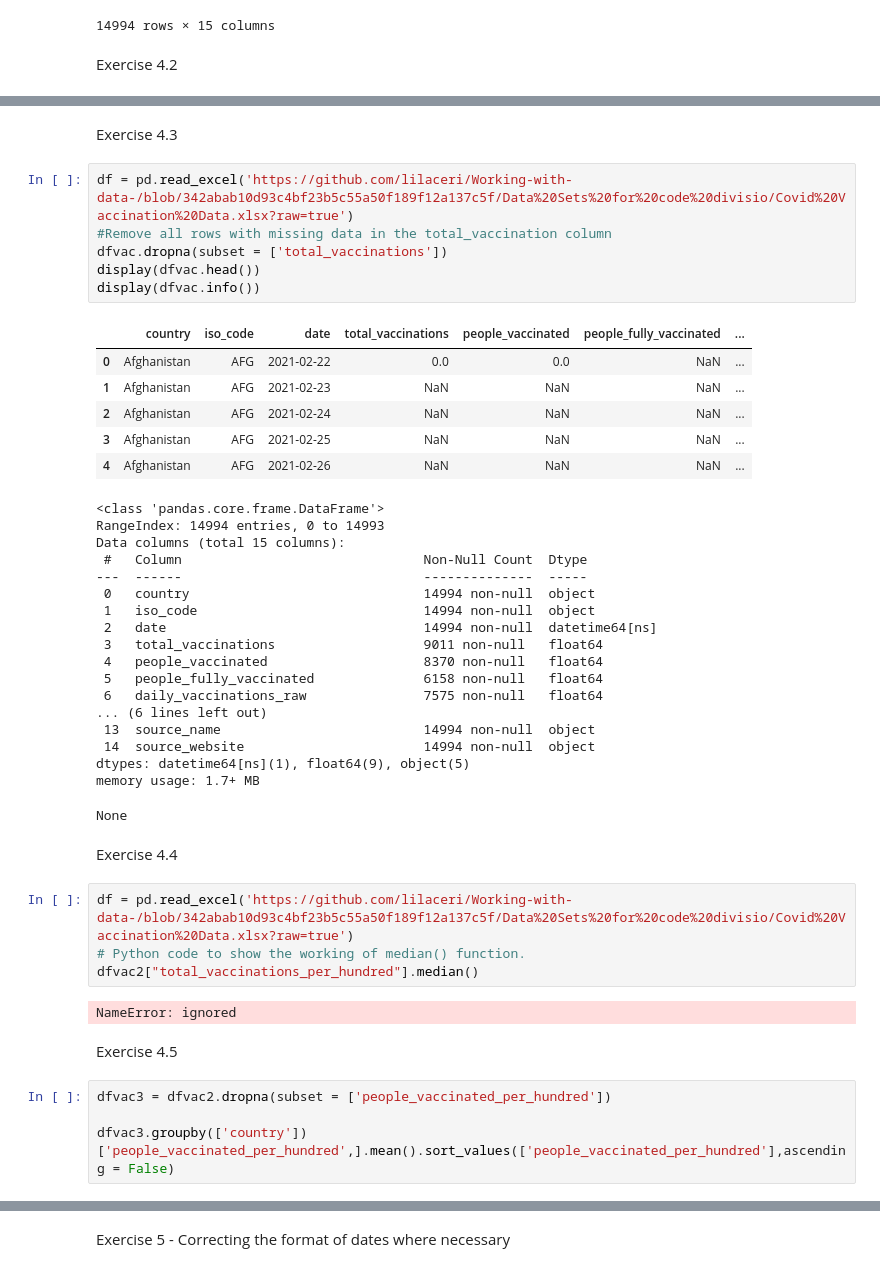
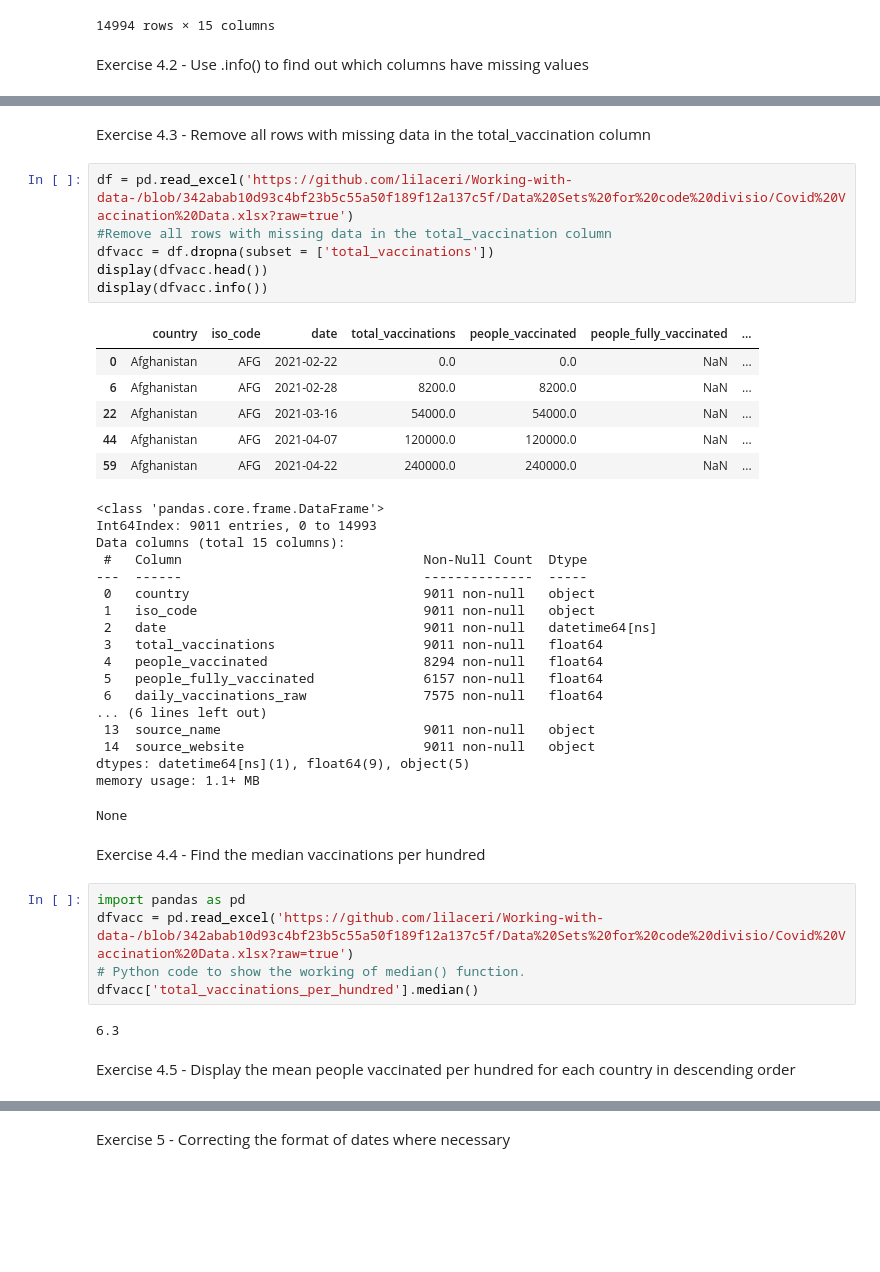
Before and after one commit to Jojomaque/Portfolio, a Jupyter notebook: Jojo_Preparing_data_for_analysis.ipynb, the cells around one changed output, grey strips where cells are left out. Cells and saved outputs as stored; diff of their text form; blank space fills up the shorter version.

```diff
--- a/Jojo_Preparing_data_for_analysis.ipynb
+++ b/Jojo_Preparing_data_for_analysis.ipynb
@@ -219,8 +221,8 @@ dfvac
 | 14992 | Zimbabwe | ZWE | 2021-05-01 | 520299.0 | 428135.0 | 92164.0 | ... |
 | 14993 | Zimbabwe | ZWE | 2021-05-02 | 524199.0 | 430068.0 | 94131.0 | ... |
 14994 rows × 15 columns
-# %% [markdown]
-Exercise 4.2
+# %% [markdown]
+Exercise 4.2 - Use .info() to find out which columns have missing values
 # %%
 #Use .info() to find out which columns have missing values
 dfvac.info()
@@ -242,50 +244,49 @@ Data columns (total 15 columns):
  14  source_website                       14994 non-null  object
 dtypes: datetime64[ns](1), float64(9), object(5)
 memory usage: 1.7+ MB
-# %% [markdown]
-Exercise 4.3
+# %% [markdown]
+Exercise 4.3 - Remove all rows with missing data in the total_vaccination column
 # %%
 df = pd.read_excel('https://github.com/lilaceri/Working-with-data-/blob/342abab10d93c4bf23b5c55a50f189f12a137c5f/Data%20Sets%20for%20code%20divisio/Covid%20Vaccination%20Data.xlsx?raw=true')
 #Remove all rows with missing data in the total_vaccination column
-dfvac.dropna(subset = ['total_vaccinations'])
-display(dfvac.head())
-display(dfvac.info())
+dfvacc = df.dropna(subset = ['total_vaccinations'])
+display(dfvacc.head())
+display(dfvacc.info())
 # %% [output]
 |  | country | iso_code | date | total_vaccinations | people_vaccinated | people_fully_vaccinated | ... |
 | 0 | Afghanistan | AFG | 2021-02-22 | 0.0 | 0.0 | NaN | ... |
-| 1 | Afghanistan | AFG | 2021-02-23 | NaN | NaN | NaN | ... |
-| 2 | Afghanistan | AFG | 2021-02-24 | NaN | NaN | NaN | ... |
-| 3 | Afghanistan | AFG | 2021-02-25 | NaN | NaN | NaN | ... |
-| 4 | Afghanistan | AFG | 2021-02-26 | NaN | NaN | NaN | ... |
+| 6 | Afghanistan | AFG | 2021-02-28 | 8200.0 | 8200.0 | NaN | ... |
+| 22 | Afghanistan | AFG | 2021-03-16 | 54000.0 | 54000.0 | NaN | ... |
+| 44 | Afghanistan | AFG | 2021-04-07 | 120000.0 | 120000.0 | NaN | ... |
+| 59 | Afghanistan | AFG | 2021-04-22 | 240000.0 | 240000.0 | NaN | ... |
 <class 'pandas.core.frame.DataFrame'>
-RangeIndex: 14994 entries, 0 to 14993
+Int64Index: 9011 entries, 0 to 14993
 Data columns (total 15 columns):
  #   Column                               Non-Null Count  Dtype
 ---  ------                               --------------  -----
- 0   country                              14994 non-null  object
- 1   iso_code                             14994 non-null  object
- 2   date                                 14994 non-null  datetime64[ns]
+ 0   country                              9011 non-null   object
+ 1   iso_code                             9011 non-null   object
+ 2   date                                 9011 non-null   datetime64[ns]
  3   total_vaccinations                   9011 non-null   float64
- 4   people_vaccinated                    8370 non-null   float64
- 5   people_fully_vaccinated              6158 non-null   float64
+ 4   people_vaccinated                    8294 non-null   float64
+ 5   people_fully_vaccinated              6157 non-null   float64
  6   daily_vaccinations_raw               7575 non-null   float64
 ... (6 lines left out)
- 13  source_name                          14994 non-null  object
- 14  source_website                       14994 non-null  object
+ 13  source_name                          9011 non-null   object
+ 14  source_website                       9011 non-null   object
 dtypes: datetime64[ns](1), float64(9), object(5)
-memory usage: 1.7+ MB
+memory usage: 1.1+ MB
 None
 # %% [markdown]
-Exercise 4.4
+Exercise 4.4 - Find the median vaccinations per hundred
 # %%
-df = pd.read_excel('https://github.com/lilaceri/Working-with-data-/blob/342abab10d93c4bf23b5c55a50f189f12a137c5f/Data%20Sets%20for%20code%20divisio/Covid%20Vaccination%20Data.xlsx?raw=true')
+import pandas as pd
+dfvacc = pd.read_excel('https://github.com/lilaceri/Working-with-data-/blob/342abab10d93c4bf23b5c55a50f189f12a137c5f/Data%20Sets%20for%20code%20divisio/Covid%20Vaccination%20Data.xlsx?raw=true')
 # Python code to show the working of median() function.
-dfvac2["total_vaccinations_per_hundred"].median()
+dfvacc['total_vaccinations_per_hundred'].median()
 # %% [output]
-NameError: ignored
+6.3
-# %% [markdown]
-Exercise 4.5
-# %%
-dfvac3 = dfvac2.dropna(subset = ['people_vaccinated_per_hundred'])
-
-dfvac3.groupby(['country'])['people_vaccinated_per_hundred',].mean().sort_values(['people_vaccinated_per_hundred'],ascending = False)
+# %% [markdown]
+
+
+Exercise 4.5 - Display the mean people vaccinated per hundred for each country in descending order
```
Also changed, not shown: parts of 35 cells of this notebook.
